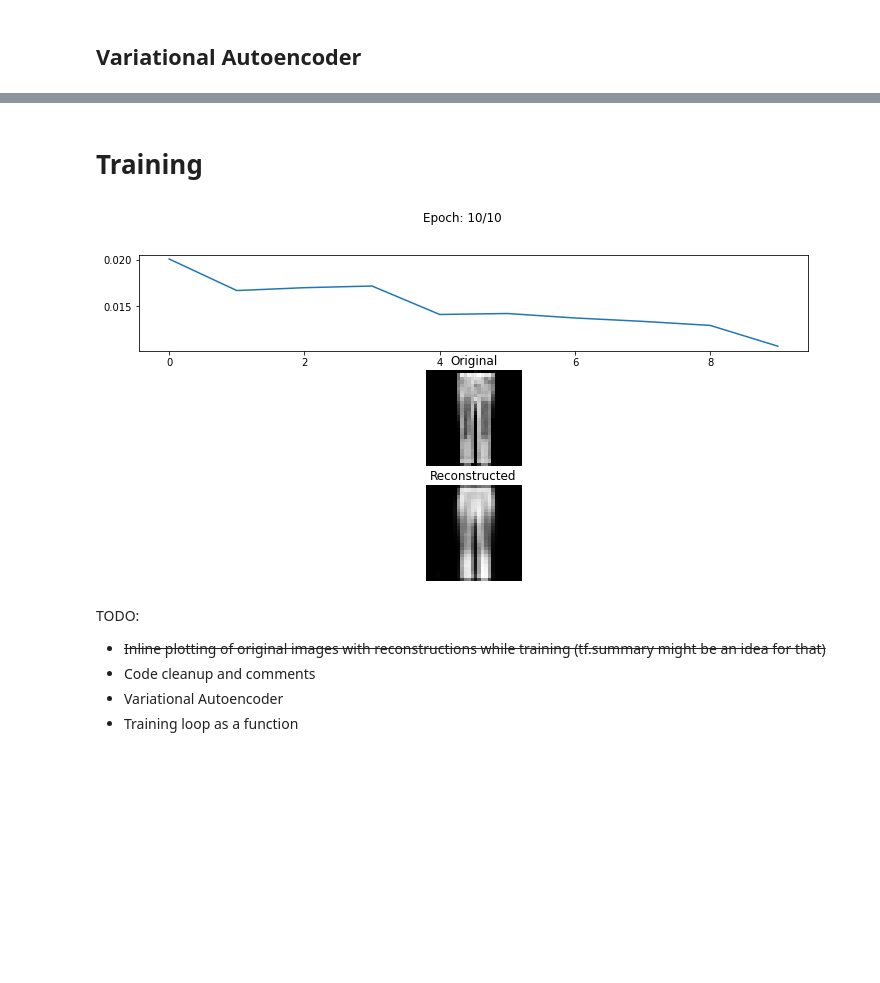
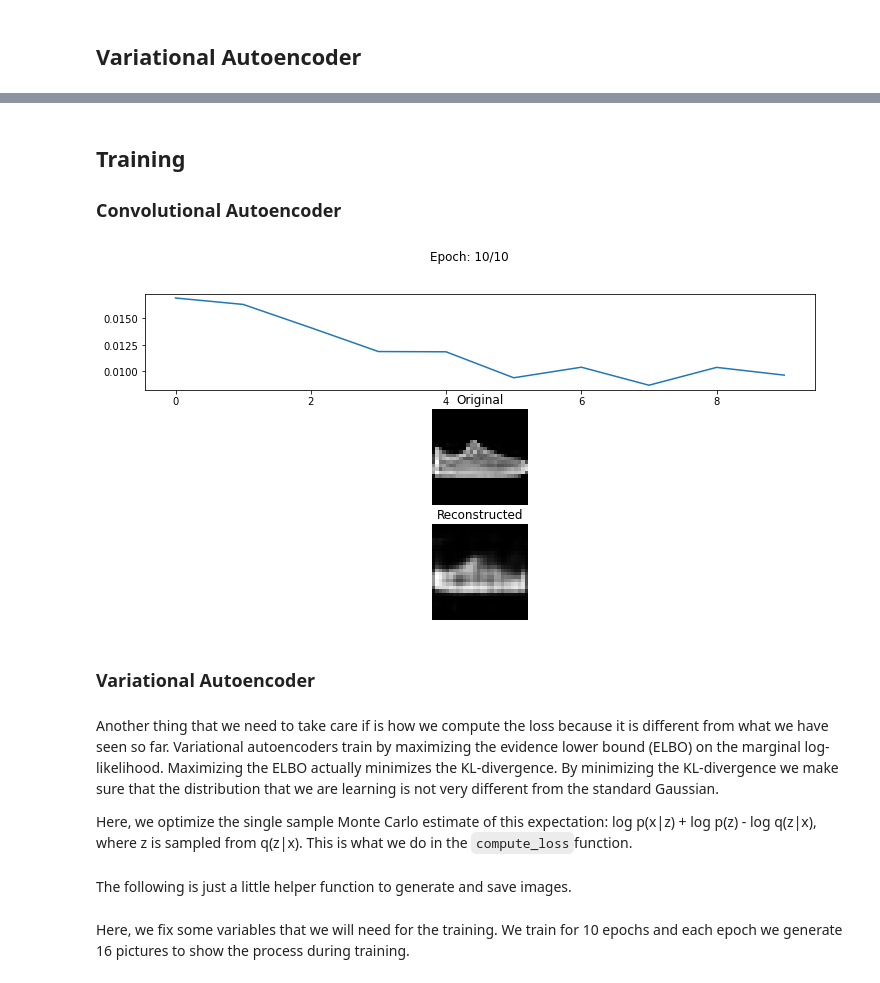
Before and after one commit to Maxoz99/ANNs-TensorFlow, a Jupyter notebook: Homework07/homework07.ipynb, the cells around one changed output, grey strips where cells are left out. Cells and saved outputs as stored; diff of their text form; code cells hidden in the pictures; blank space fills up the shorter version.

```diff
--- a/Homework07/homework07.ipynb
+++ b/Homework07/homework07.ipynb
@@ -22,5 +36,5 @@ So there are 60000 training images with a size of 28x28 pixels, as well as 10000
 # %%
-def class_names(label):
+def word_labels(label):
     """Little helper function to map a label to the corresponding word"""
     label_words = ['T-shirt/top', 'Trouser', 'Pullover', 'Dress', 'Coat', 'Sandal', 'Shirt', 'Sneaker', 'Bag', 'Ankle boot']
     return label_words[int(label)]
@@ -30,7 +44,7 @@ fig, ax = plt.subplots(1, 7, figsize=(12,6))
 for i in range(len(ax)):
 
     ax[i].imshow(train_images[i], cmap="gray")
-    ax[i].set_title(class_names(train_labels[i]))
+    ax[i].set_title(word_labels(train_labels[i]))
     ax[i].axis("off")
 # %% [output]
 [figure]
@@ -46,19 +62,19 @@ batch_size = 64
 prefetch_size = tf.data.experimental.AUTOTUNE
 
 # tf.data.Dataset.from_tensor_slices creates a tf.dataset from a tensor. The elements of the dataset are slices of the first tensor dimension
-train_dataset= tf.data.Dataset.from_tensor_slices(train_images)
+train_data= tf.data.Dataset.from_tensor_slices(train_images)
 
 #we normalize our data and center the pixel values around zero
-train_dataset = train_dataset.map(lambda img : (tf.cast(img/255, tf.float32)))
-train_dataset = train_dataset.map(lambda img : tf.reshape(img, (28,28,1)))
-train_dataset = train_dataset.shuffle(buffer_size=128)
-train_dataset = train_dataset.batch(batch_size)
-train_dataset = train_dataset.prefetch(prefetch_size)
+train_data = train_data.map(lambda img : (tf.cast(img/255, tf.float32)))
+train_data = train_data.map(lambda img : tf.reshape(img, (28,28,1)))
+train_data = train_data.shuffle(buffer_size=128)
+train_data = train_data.batch(batch_size)
+train_data = train_data.prefetch(prefetch_size)
 
 # repeat for the test dataset
-test_dataset = tf.data.Dataset.from_tensor_slices(test_images)
-test_dataset = test_dataset.map(lambda img : (tf.cast(img/255, tf.float32)))
-test_dataset = test_dataset.map(lambda img : tf.reshape(img, (28,28,1)))
-test_dataset = test_dataset.shuffle(buffer_size=128)
-test_dataset = test_dataset.batch(batch_size)
-test_dataset = test_dataset.prefetch(prefetch_size)
+test_data = tf.data.Dataset.from_tensor_slices(test_images)
+test_data = test_data.map(lambda img : (tf.cast(img/255, tf.float32)))
+test_data = test_data.map(lambda img : tf.reshape(img, (28,28,1)))
+test_data = test_data.shuffle(buffer_size=128)
+test_data = test_data.batch(batch_size)
+test_data = test_data.prefetch(prefetch_size)
@@ -79,8 +99,8 @@ class Encoder(tf.keras.Model):
     def __init__(self, latent_dim):
         super(Encoder, self).__init__()
         self.layer_list = [
-            layers.Conv2D(2,3,strides=2),
-            layers.Conv2D(2,3,strides=2),
+            layers.Conv2D(16,kernel_size = 3,strides=2),
+            layers.Conv2D(8,kernel_size = 3,strides=2),
             layers.Flatten(),
             layers.Dense(latent_dim, activation="relu")
         ]
@@ -99,7 +119,7 @@ class Decoder(tf.keras.Model):
             layers.Reshape((28, 28, 1)),
             layers.Conv2DTranspose(1, 14),
             layers.Conv2DTranspose(1, 15),
-            layers.Conv2D(1, 28, activation="sigmoid")
+            layers.Conv2D(1, 28, activation='sigmoid')
         ]
 
     def call(self, x):
@@ -125,2 +269,4 @@ class ConvolutionalAutoencoder(tf.keras.Model):
 # %% [markdown]
-# Training
+## Training
+
+### Convolutional Autoencoder
@@ -154,46 +296,46 @@ from IPython.display import clear_output
 %matplotlib inline
 tf.keras.backend.clear_session()
 
-model = ConvolutionalAutoencoder(64) # I have no idea why 64 yet - maybe batch size?
+conv_model = ConvolutionalAutoencoder(64) # I have no idea why 64 yet - maybe batch size?
 num_epochs = 10
 learning_rate = 0.001
 train_losses = []
 test_losses = []
 loss_function = tf.losses.MeanSquaredError()
 optimizer = tf.optimizers.Adam(learning_rate)
 
 # We train for num_epochs epochs.
 for epoch in range(num_epochs):
     start = time.perf_counter()
 
     #training (and checking in with training)
-    for input in train_dataset:
-        train_loss = train_step(model, input, input, loss_function, optimizer)
+    for input in train_data:
+        train_loss = train_step(conv_model, input, input, loss_function, optimizer)
     train_losses.append(train_loss)
 
-    #train_dataset = train_dataset.shuffle(buffer_size=128)
+    #train_data = train_data.shuffle(buffer_size=128)
 
     end = time.perf_counter()
-    original_img, reconstructed_img = test(model, test_dataset)
+    original_img, reconstructed_img = test(conv_model, test_data)
 
 
     # Plotting
     clear_output(wait=True) # Clear the previous graph
     fig, ax = plt.subplots(3,1, figsize=(12,6))
     fig.suptitle(f"Epoch: {epoch+1}/{num_epochs}")
     ax[0].plot(train_losses)
     ax[1].imshow(original_img[0].numpy()[0], cmap="gray")
     ax[2].imshow(reconstructed_img[0].numpy()[0], cmap="gray")
     ax[1].set_title("Original")
     ax[2].set_title("Reconstructed")
     ax[1].axis("off")
     ax[2].axis("off")
     plt.show()
 # %% [output]
-[figure, old version]
+[figure, new version]
-# %% [markdown]
-TODO:
-- ~~Inline plotting of original images with reconstructions while training (tf.summary might be an idea for that)~~
-- Code cleanup and comments
-- Variational Autoencoder
-- Training loop as a function
+# %% [markdown]
+### Variational Autoencoder
+# %% [markdown]
+Another thing that we need to take care if is how we compute the loss because it is different from what we have seen so far. Variational autoencoders train by maximizing the evidence lower bound (ELBO) on the marginal log-likelihood. Maximizing the ELBO actually minimizes the KL-divergence. By minimizing the KL-divergence we make sure that the distribution that we are learning is not very different from the standard Gaussian.
+
+Here, we optimize the single sample Monte Carlo estimate of this expectation: log p(x|z) + log p(z) - log q(z|x), where z is sampled from q(z|x). This is what we do in the `compute_loss`function.
@@ -199,0 +374,2 @@ TODO:
+# %% [markdown]
+The following is just a little helper function to generate and save images.
@@ -199,0 +391,2 @@ TODO:
+# %% [markdown]
+Here, we fix some variables that we will need for the training. We train for 10 epochs and each epoch we generate 16 pictures to show the process during training.
```
Also changed, not shown: parts of 27 cells of this notebook.
